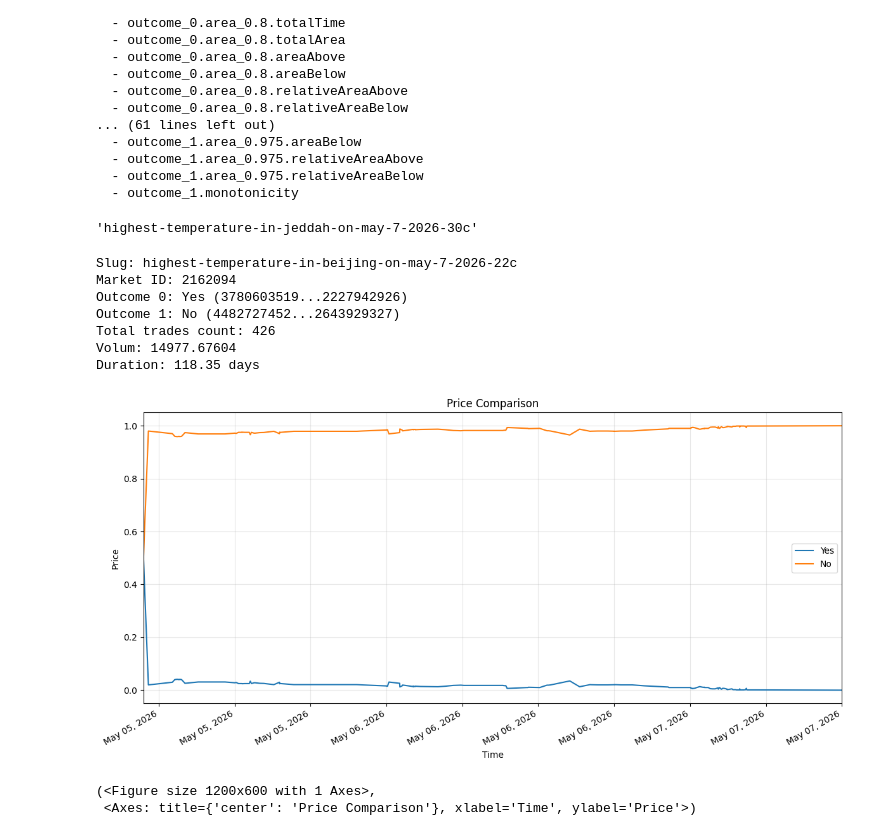
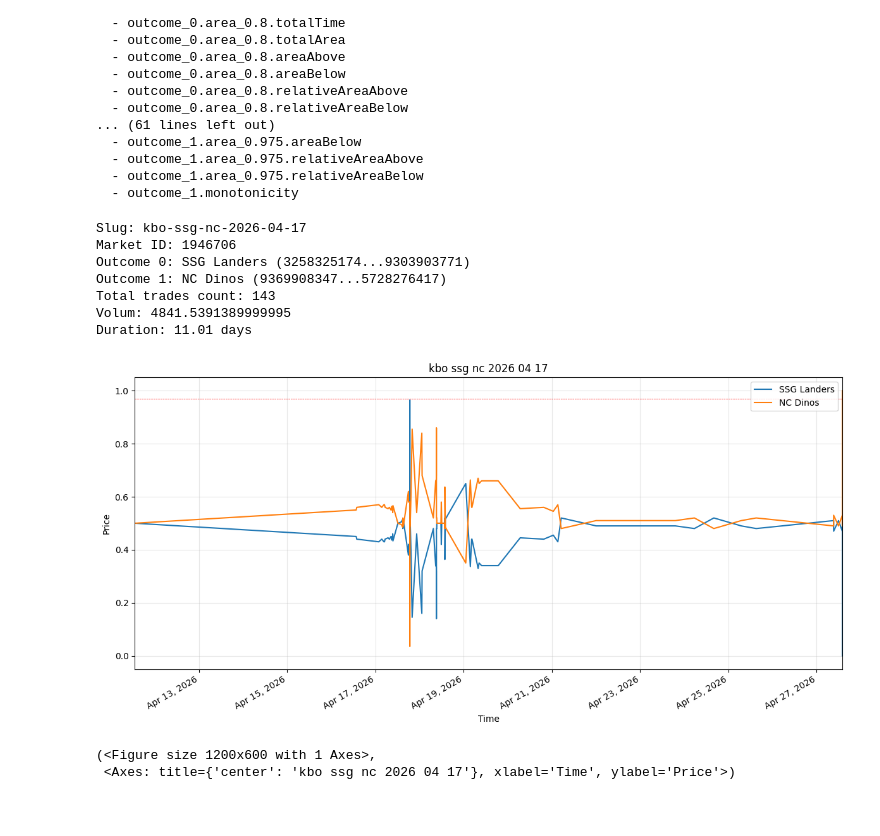
Before and after one commit to amirabbasja/PredictionMarketAnalyzer, a Jupyter notebook: playground.ipynb, the cells around one changed output. Cells and saved outputs as stored; diff of their text form; code cells hidden in the pictures.

```diff
--- a/playground.ipynb
+++ b/playground.ipynb
@@ -101,6 +219,8 @@ Parameters:
   - outcome_1.area_0.975.relativeAreaBelow
   - outcome_1.monotonicity
 # %%
+sortParam = "winner_fractionAbove_0.9"
+
 # determine winner: 0 or 1 if a clear winner, else NaN (no trades / 0.5 price)
 conditions = [
     np.isclose(df_markets["outcome_0_price"], 1),
@@ -117,16 +237,12 @@ df_params = df_params.merge(
 )
 
 # pick fractionAbove_0.9 of the winning outcome; NaN if no winner
-df_params["winner_fractionAbove_0.9"] = np.where(
+df_params[sortParam] = np.where(
     df_params["winner"] == 0, df_params["outcome_0.fractionAbove_0.9"],
     np.where(df_params["winner"] == 1, df_params["outcome_1.fractionAbove_0.9"], np.nan)
 )
 
 # sort (rows with no winner go last)
 df_params_sorted = df_params.sort_values(
-    "winner_fractionAbove_0.9", ascending=False, na_position="last"
+    sortParam, ascending=False, na_position="last"
 )
-# %%
-df_params_sorted.iloc[1].slug
-# %% [output]
-'highest-temperature-in-jeddah-on-may-7-2026-30c'
@@ -259,19 +249,19 @@ def plotOutcomes(dfs, dateRange, wonIndex: int, labels=None, title="Price Compar
 # %%
-# Plot a polymarket's market
-
 # Get the market's data - one token ID has to be given
-slug = "highest-temperature-in-beijing-on-may-7-2026-22c"
+slug = df_params_sorted.iloc[-2007].slug
 marketData = pd.DataFrame(queryParquetFile("src/data/polymarket/historical_markets/polymarket_HistoricalMarkets.parquet", f"SELECT * FROM data WHERE slug = '{slug}'"))
 
 outcome_0_trades = queryParquetFolder("./src/data/polymarket/trades", f"SELECT * FROM data WHERE token_id = '{marketData.iloc[0].outcome_0_ID}'")
 outcome_1_trades = queryParquetFolder("./src/data/polymarket/trades", f"SELECT * FROM data WHERE token_id = '{marketData.iloc[0].outcome_1_ID}'")
+outcome_0_trades = outcome_0_trades.sort_values("block_timestamp")
+outcome_1_trades = outcome_1_trades.sort_values("block_timestamp")
 
 symmetrizedOutcome0Prices, symmetricTimestamps, symmetrizedOutcome1Prices, symmetricTimestampsCopy = _symmetrizeOutcomeHistories(
     outcome0Prices=outcome_0_trades["price"].tolist(),
     outcome0Timestamps=outcome_0_trades["block_timestamp"].tolist(),
     outcome1Prices=outcome_1_trades["price"].tolist(),
     outcome1Timestamps=outcome_1_trades["block_timestamp"].tolist()
-)
+ )
 
 symmetrizedOutcome0DF = pd.DataFrame({"block_timestamp": symmetricTimestamps,"price": symmetrizedOutcome0Prices})
 symmetrizedOutcome1DF = pd.DataFrame({"block_timestamp": symmetricTimestamps,"price": symmetrizedOutcome1Prices})
@@ -282,33 +272,41 @@ print(f"Outcome 0: {marketData.iloc[0].outcome_0} ({marketData.iloc[0].outcome_0
 print(f"Outcome 1: {marketData.iloc[0].outcome_1} ({marketData.iloc[0].outcome_1_ID[0:10]}...{marketData.iloc[0].outcome_1_ID[-10:]})")
 print(f"Total trades count: {outcome_0_trades.shape[0] + outcome_1_trades.shape[0]:,}")
 print(f"Volum: {marketData.iloc[0].volumeNum}")
-print(f"Duration: {(outcome_0_trades.iloc[-1].block_timestamp - outcome_0_trades.iloc[0].block_timestamp)/60/24:.2f} days")
-# print(f"Duration: {(allTrades.iloc[-1].block_timestamp - allTrades.iloc[0].block_timestamp)/60/24}")
+
+duration_minutes = (outcome_0_trades.iloc[-1].block_timestamp- outcome_0_trades.iloc[0].block_timestamp) / 60
+
+if duration_minutes < 24 * 60:
+    duration_text = f"{duration_minutes:.0f} minutes"
+else:
+    duration_text = f"{duration_minutes / (24 * 60):.2f} days"
+
+print(f"Duration: {duration_text}")
 # %% [output]
-Slug: highest-temperature-in-beijing-on-may-7-2026-22c
-Market ID: 2162094
-Outcome 0: Yes (3780603519...2227942926)
-Outcome 1: No (4482727452...2643929327)
-Total trades count: 426
-Volum: 14977.67604
-Duration: 118.35 days
+Slug: kbo-ssg-nc-2026-04-17
+Market ID: 1946706
+Outcome 0: SSG Landers (3258325174...9303903771)
+Outcome 1: NC Dinos (9369908347...5728276417)
+Total trades count: 143
+Volum: 4841.5391389999995
+Duration: 11.01 days
 # %%
 dateRange = [
     int(min(datetime.fromisoformat(marketData.startDate.iloc[0]).timestamp(), outcome_0_trades.block_timestamp.min(), outcome_1_trades.block_timestamp.min())),
     int(max(datetime.fromisoformat(marketData.endDate.iloc[0]).timestamp(), outcome_0_trades.block_timestamp.max(), outcome_1_trades.block_timestamp.max()))
 ]
 
 wonIndex = 0 if marketData.outcome_0_price.iloc[0] == 1.0 else 1
 
 plotOutcomes(
     dfs = [symmetrizedOutcome0DF, symmetrizedOutcome1DF],
     labels = [marketData.iloc[0].outcome_0, marketData.iloc[0].outcome_1],
     dateRange = dateRange,
     wonIndex = wonIndex,
+    title = slug.replace("-", " ")
     # showLast = 4 * 60 * 60
     # fidelity = 5
 )
 # %% [output]
-[figure, old version]
+[figure, new version]
 (<Figure size 1200x600 with 1 Axes>,
- <Axes: title={'center': 'Price Comparison'}, xlabel='Time', ylabel='Price'>)
+ <Axes: title={'center': 'kbo ssg nc 2026 04 17'}, xlabel='Time', ylabel='Price'>)
```
Also changed, not shown: parts of 5 cells of this notebook, 2 other files.
